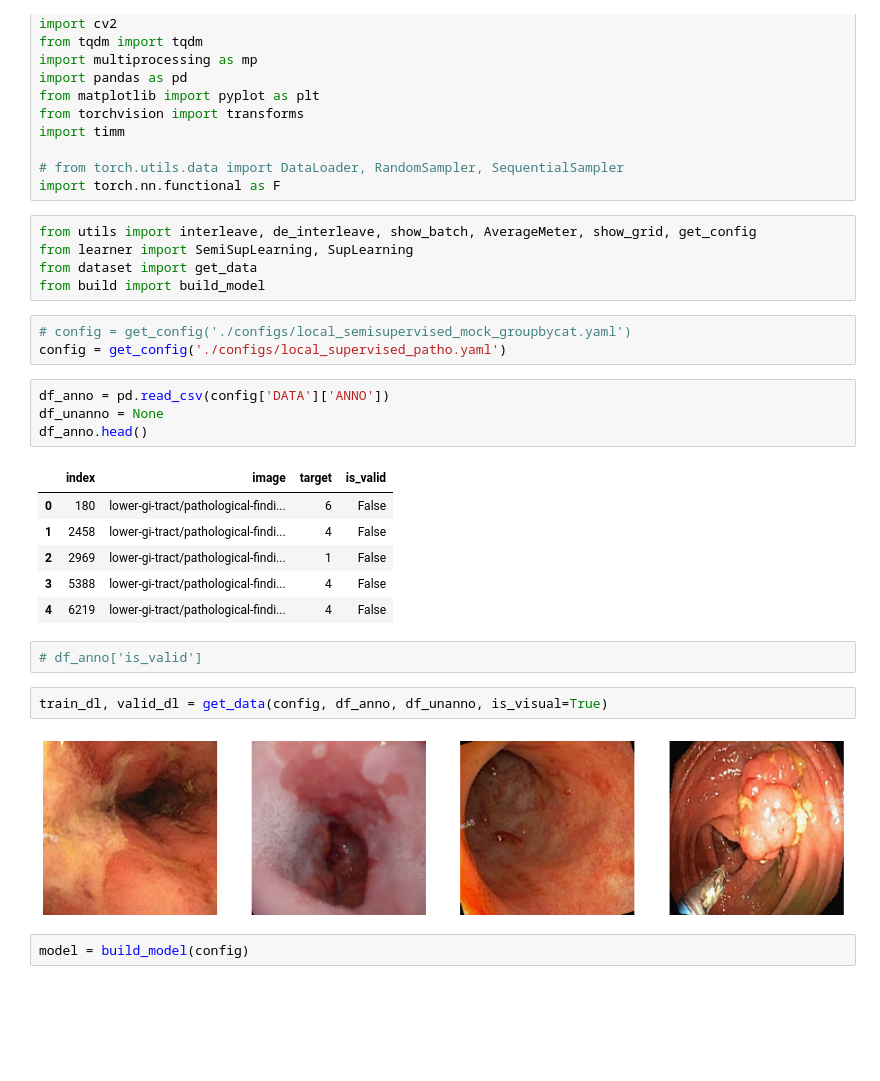
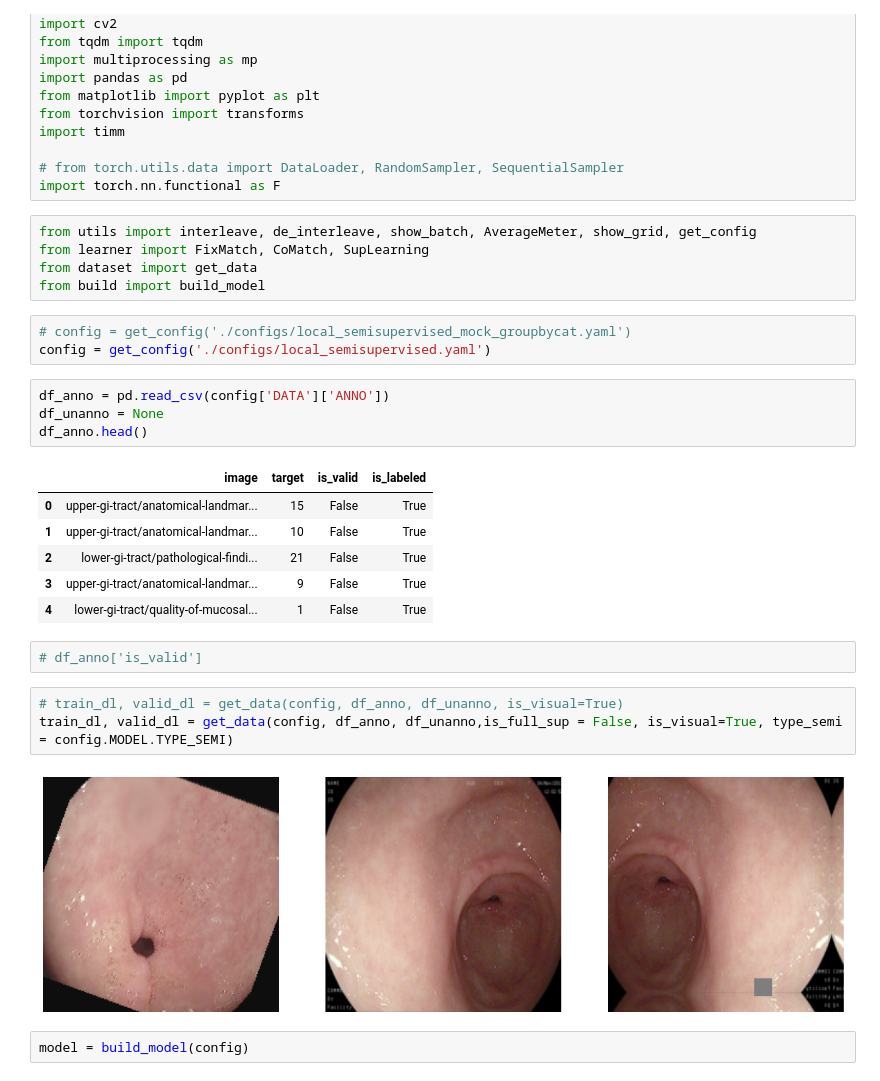
Before and after one commit to taindp98/Endoscopy-Image-Classification, a Jupyter notebook: code/Evaluation_v3.ipynb, the cells around one changed output. Saved outputs shown, nothing was run; the diff lists cells and outputs as text; blank space fills up the shorter version.

```diff
--- a/code/Evaluation_v3.ipynb
+++ b/code/Evaluation_v3.ipynb
@@ -23,29 +23,30 @@ import timm
 import torch.nn.functional as F
 # %%
 from utils import interleave, de_interleave, show_batch, AverageMeter, show_grid, get_config
-from learner import SemiSupLearning, SupLearning
+from learner import FixMatch, CoMatch, SupLearning
 from dataset import get_data
 from build import build_model
 # %%
 # config = get_config('./configs/local_semisupervised_mock_groupbycat.yaml')
-config = get_config('./configs/local_supervised_patho.yaml')
+config = get_config('./configs/local_semisupervised.yaml')
 # %%
 df_anno = pd.read_csv(config['DATA']['ANNO'])
 df_unanno = None
 df_anno.head()
 # %% [output]
-|  | index | image | target | is_valid |
-| 0 | 180 | lower-gi-tract/pathological-findi... | 6 | False |
-| 1 | 2458 | lower-gi-tract/pathological-findi... | 4 | False |
-| 2 | 2969 | lower-gi-tract/pathological-findi... | 1 | False |
-| 3 | 5388 | lower-gi-tract/pathological-findi... | 4 | False |
-| 4 | 6219 | lower-gi-tract/pathological-findi... | 4 | False |
+|  | image | target | is_valid | is_labeled |
+| 0 | upper-gi-tract/anatomical-landmar... | 15 | False | True |
+| 1 | upper-gi-tract/anatomical-landmar... | 10 | False | True |
+| 2 | lower-gi-tract/pathological-findi... | 21 | False | True |
+| 3 | upper-gi-tract/anatomical-landmar... | 9 | False | True |
+| 4 | lower-gi-tract/quality-of-mucosal... | 1 | False | True |
 # %%
 # df_anno['is_valid']
 # %%
-train_dl, valid_dl = get_data(config, df_anno, df_unanno, is_visual=True)
+# train_dl, valid_dl = get_data(config, df_anno, df_unanno, is_visual=True)
+train_dl, valid_dl = get_data(config, df_anno, df_unanno,is_full_sup = False, is_visual=True, type_semi = config.MODEL.TYPE_SEMI)
 # %% [output]
-[figure, old version]
+[figure, new version]
 # %%
 model = build_model(config)
 # %%
```
Also changed, not shown: parts of 2 cells of this notebook, 2 other files.
